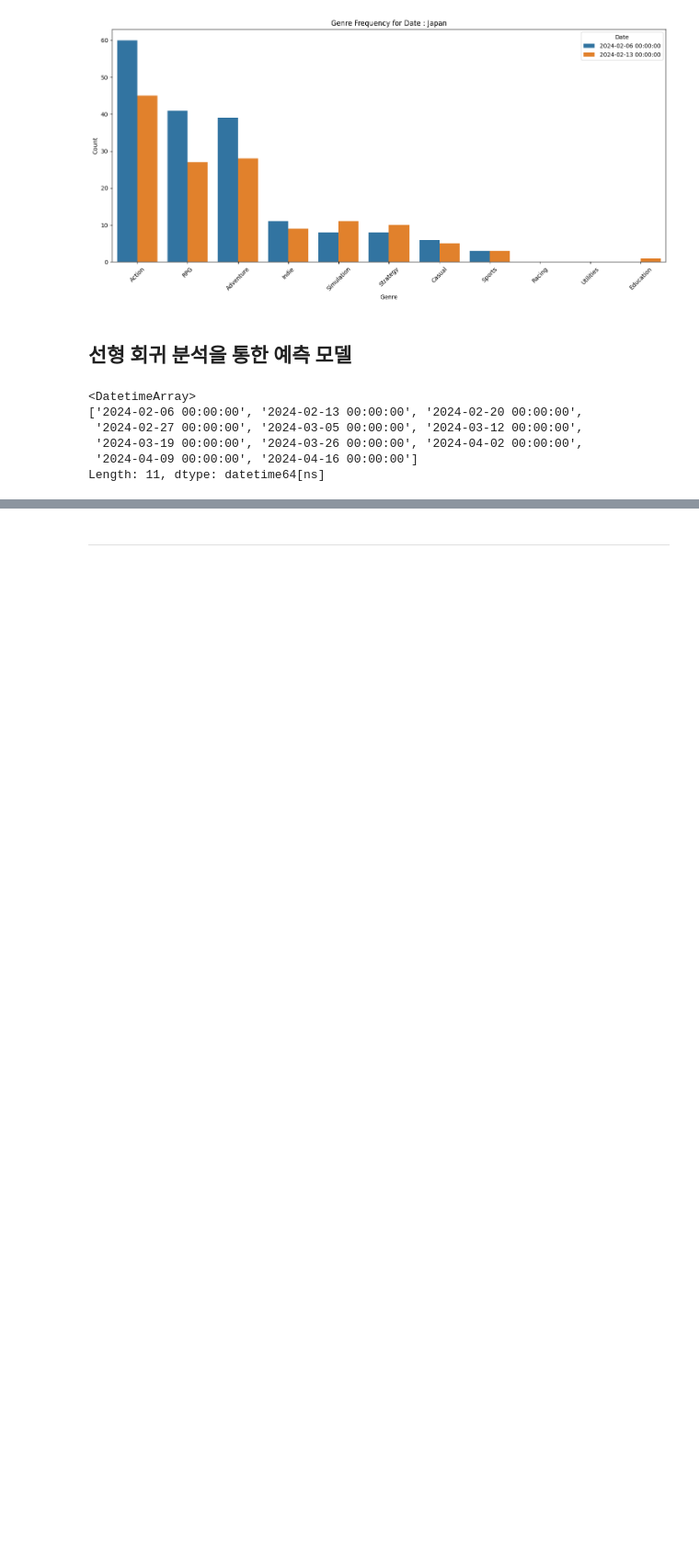
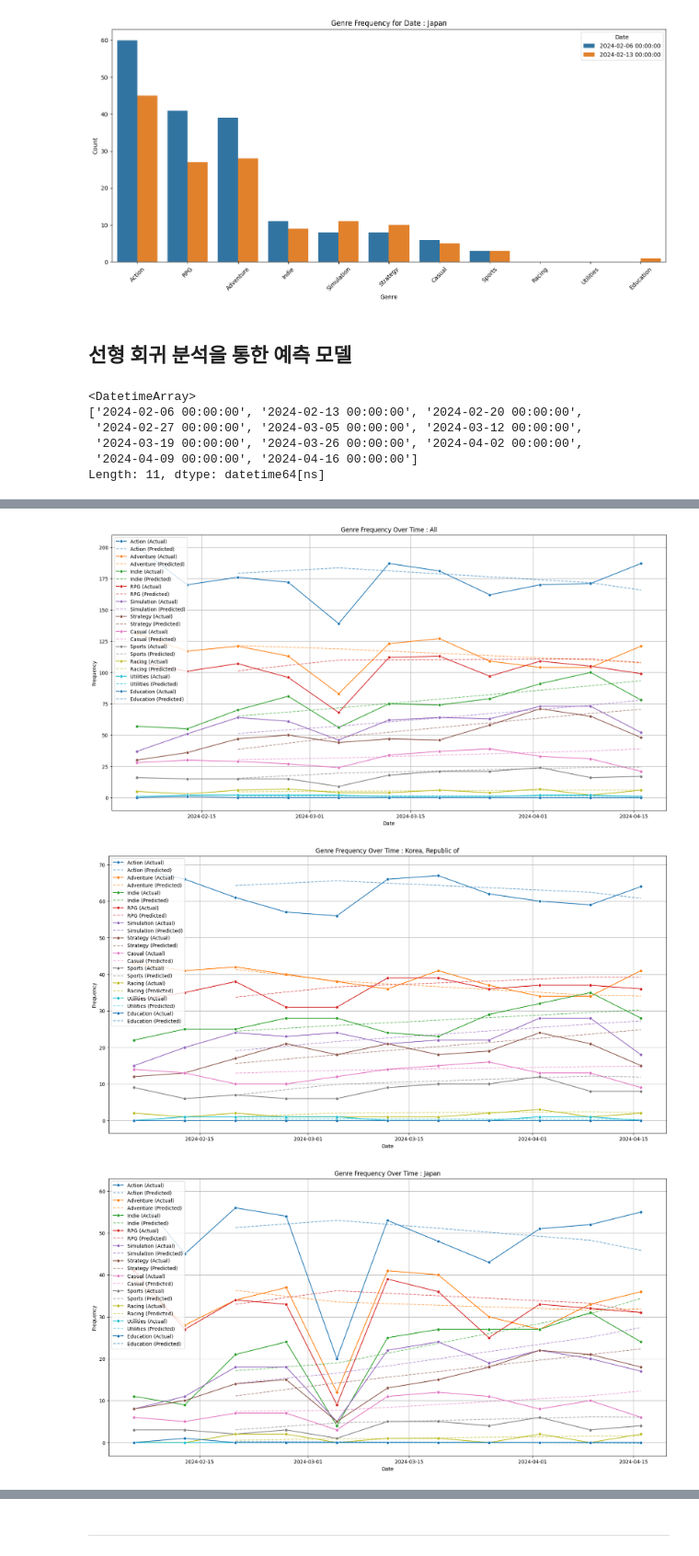
Before and after one commit to TTobing3/-, a Jupyter notebook: project.ipynb, the cells around one changed output, grey strips where cells are left out. Shown at 92% size. Cells and saved outputs as stored; diff of their text form; code cells hidden in the pictures; blank space fills up the shorter version.

```diff
--- a/project.ipynb
+++ b/project.ipynb
@@ -566,20 +571,24 @@ Length: 11, dtype: datetime64[ns]
 # %%
 #회귀 모델에 사용할 시계열 데이터 생성
 
-df_genre_linear = pd.DataFrame()
+def create_linearData(country):
 
-for i in genre_total :
-  df_genre_linear[i] = None
+  df_genre_linear = pd.DataFrame()
 
-df_genre_linear['Date'] = None
+  for i in genre_total :
+    df_genre_linear[i] = None
 
-for i in term_starts :
-  df_tmp =  (
-      collect_genre('All', pd.to_datetime(i) ,0).
-      drop('Genre', axis=1).
-      rename(columns={'Count':i.strftime('%Y-%m-%d')})
-      )
-  df_tmp = df_tmp.transpose()
-  df_tmp.columns = genre_total
-  df_tmp['Date'] = i
-  df_genre_linear = pd.concat([ df_genre_linear, df_tmp ])
+  df_genre_linear['Date'] = None
+
+  for i in term_starts :
+    df_tmp =  (
+        collect_genre(country, pd.to_datetime(i) ,0).
+        drop('Genre', axis=1).
+        rename(columns={'Count':i.strftime('%Y-%m-%d')})
+        )
+    df_tmp = df_tmp.transpose()
+    df_tmp.columns = genre_total
+    df_tmp['Date'] = i
+    df_genre_linear = pd.concat([ df_genre_linear, df_tmp ])
+
+  return df_genre_linear
@@ -667,0 +643,9 @@ plt.show()
+# %%
+model_all = create_linearModel(create_linearData('All'), 'All')
+model_korea = create_linearModel(create_linearData('Korea, Republic of'), 'Korea, Republic of')
+model_japan = create_linearModel(create_linearData('Japan'), 'Japan')
+model_china = create_linearModel(create_linearData('China'), 'China')
+# %% [output]
+[figure, added]
+[figure, added]
+[figure, added]
```
Also changed, not shown: parts of 14 cells of this notebook.
